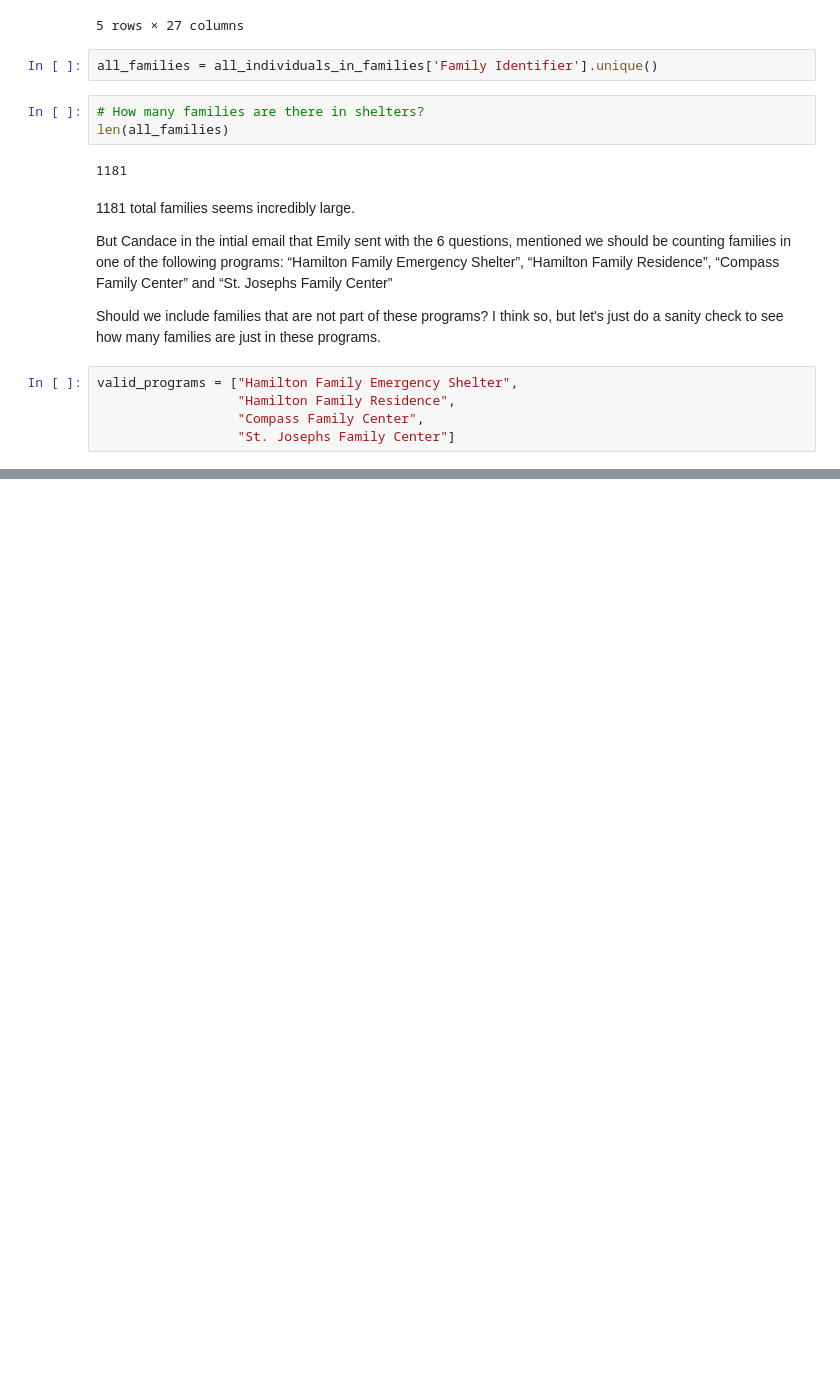
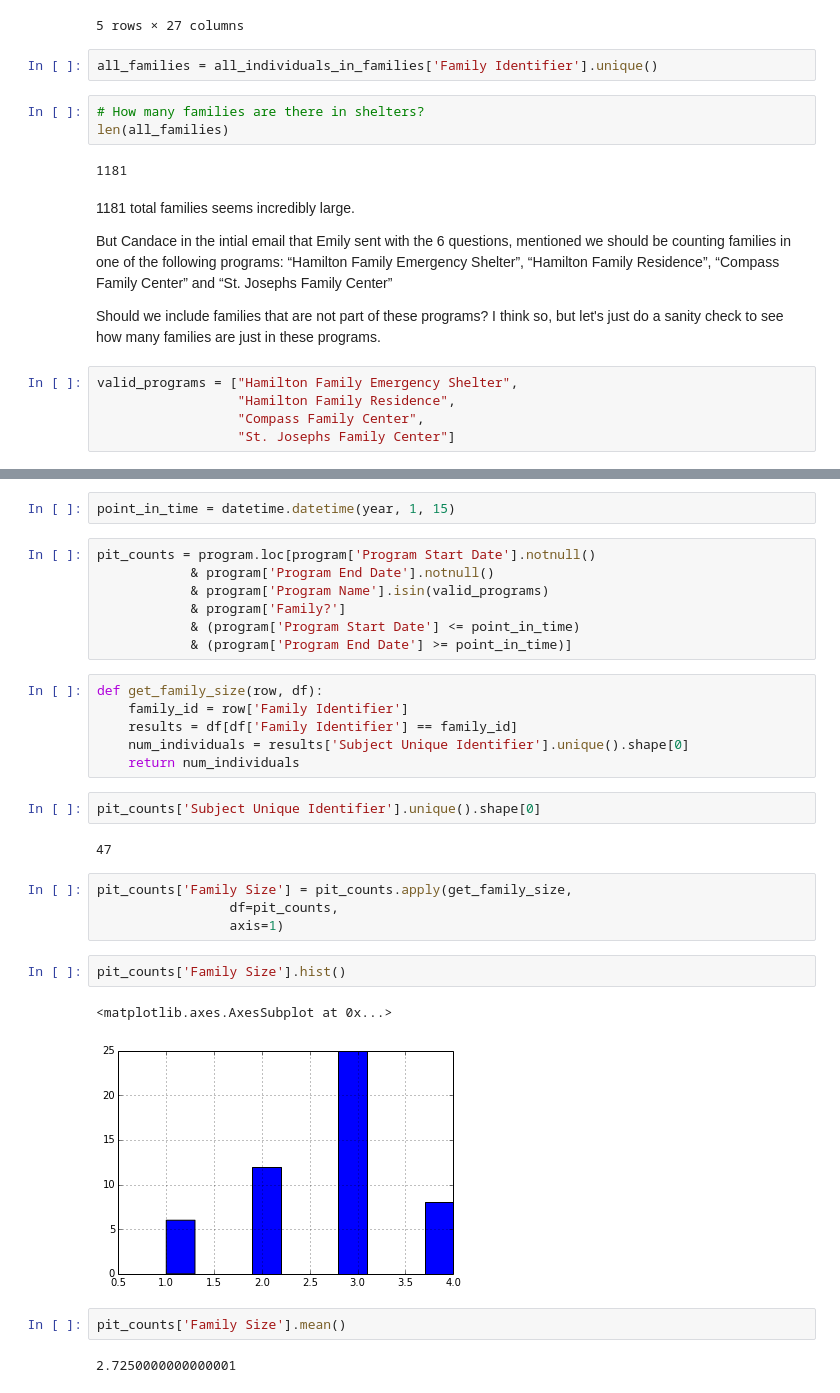
Before and after one commit to carlshan/sf-homelessness, a Jupyter notebook: exploration/2014-11-04-metrics [Carl].ipynb, the cells around one changed output, grey strips where cells are left out. Drawn from its saved outputs; the diff is of its cells as text; blank space fills up the shorter version.

```diff
--- a/exploration/2014-11-04-metrics [Carl].ipynb
+++ b/exploration/2014-11-04-metrics [Carl].ipynb
@@ -87,0 +411,32 @@ all_individuals_still_in_shelter[all_individuals_still_in_shelter['Family Identi
+# %%
+point_in_time = datetime.datetime(year, 1, 15)
+# %%
+pit_counts = program.loc[program['Program Start Date'].notnull()
+            & program['Program End Date'].notnull()
+            & program['Program Name'].isin(valid_programs)
+            & program['Family?']
+            & (program['Program Start Date'] <= point_in_time)
+            & (program['Program End Date'] >= point_in_time)]
+# %%
+def get_family_size(row, df):
+    family_id = row['Family Identifier']
+    results = df[df['Family Identifier'] == family_id]
+    num_individuals = results['Subject Unique Identifier'].unique().shape[0]
+    return num_individuals
+# %%
+pit_counts['Subject Unique Identifier'].unique().shape[0]
+# %% [output]
+47
+# %%
+pit_counts['Family Size'] = pit_counts.apply(get_family_size,
+                 df=pit_counts,
+                 axis=1)
+# %%
+pit_counts['Family Size'].hist()
+# %% [output]
+<matplotlib.axes.AxesSubplot at 0x...>
+[figure, added]
+# %%
+pit_counts['Family Size'].mean()
+# %% [output]
+2.7250000000000001
```
Also changed, not shown: parts of 56 cells of this notebook.
